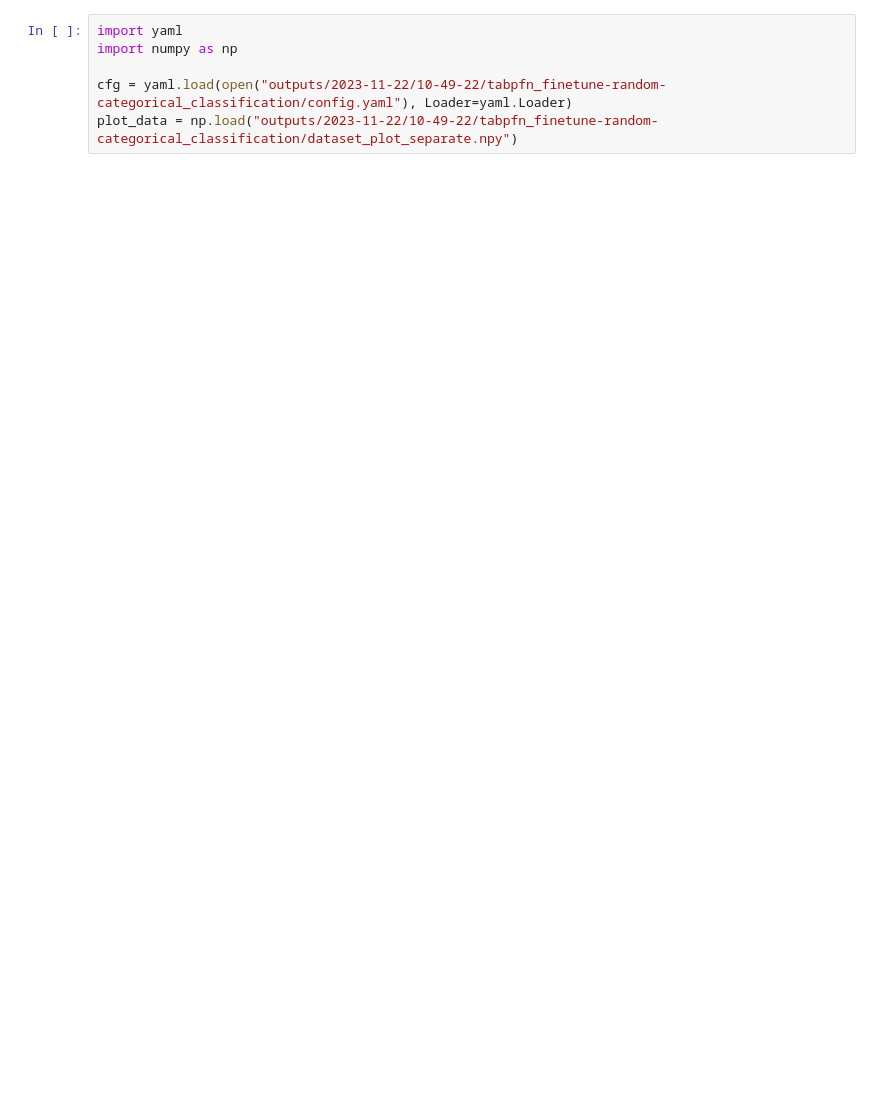
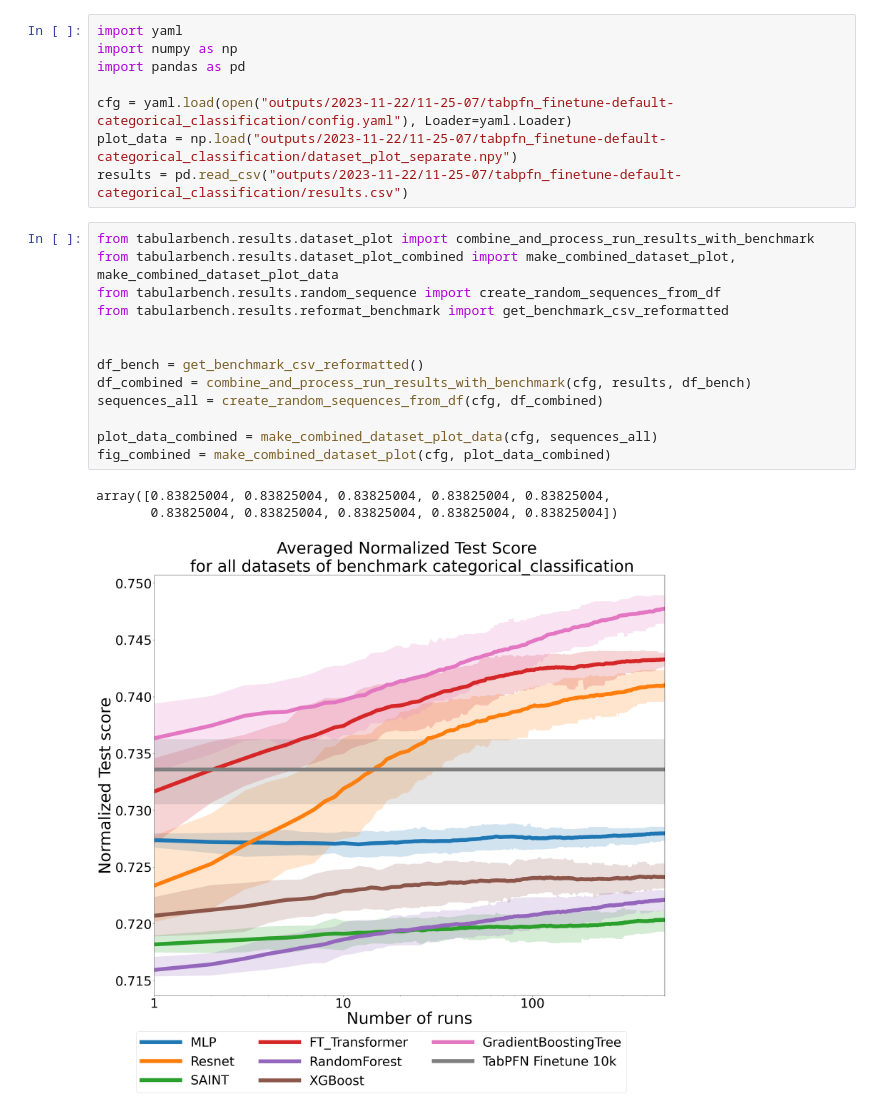
Before and after one commit to FelixdenBreejen/TabForestPFN, a Jupyter notebook: tabularbench/results/plot_check.ipynb, the cells around one changed output. Drawn from its saved outputs; the diff is of its cells as text; blank space fills up the shorter version.

```diff
--- a/tabularbench/results/plot_check.ipynb
+++ b/tabularbench/results/plot_check.ipynb
@@ -7,9 +4,28 @@ The autoreload extension is already loaded. To reload it, use:
 # %%
 import yaml
 import numpy as np
+import pandas as pd
 
-cfg = yaml.load(open("outputs/2023-11-22/10-49-22/tabpfn_finetune-random-categorical_classification/config.yaml"), Loader=yaml.Loader)
-plot_data = np.load("outputs/2023-11-22/10-49-22/tabpfn_finetune-random-categorical_classification/dataset_plot_separate.npy")
+cfg = yaml.load(open("outputs/2023-11-22/11-25-07/tabpfn_finetune-default-categorical_classification/config.yaml"), Loader=yaml.Loader)
+plot_data = np.load("outputs/2023-11-22/11-25-07/tabpfn_finetune-default-categorical_classification/dataset_plot_separate.npy")
+results = pd.read_csv("outputs/2023-11-22/11-25-07/tabpfn_finetune-default-categorical_classification/results.csv")
+# %%
+from tabularbench.results.dataset_plot import combine_and_process_run_results_with_benchmark
+from tabularbench.results.dataset_plot_combined import make_combined_dataset_plot, make_combined_dataset_plot_data
+from tabularbench.results.random_sequence import create_random_sequences_from_df
+from tabularbench.results.reformat_benchmark import get_benchmark_csv_reformatted
+
+
+df_bench = get_benchmark_csv_reformatted()
+df_combined = combine_and_process_run_results_with_benchmark(cfg, results, df_bench)
+sequences_all = create_random_sequences_from_df(cfg, df_combined)
+
+plot_data_combined = make_combined_dataset_plot_data(cfg, sequences_all)
+fig_combined = make_combined_dataset_plot(cfg, plot_data_combined)
+# %% [output]
+array([0.83825004, 0.83825004, 0.83825004, 0.83825004, 0.83825004,
+       0.83825004, 0.83825004, 0.83825004, 0.83825004, 0.83825004])
+[figure, added]
 # %%
 import math
 from matplotlib import pyplot as plt
```
Also changed, not shown: parts of 2 cells of this notebook, 5 other files.
